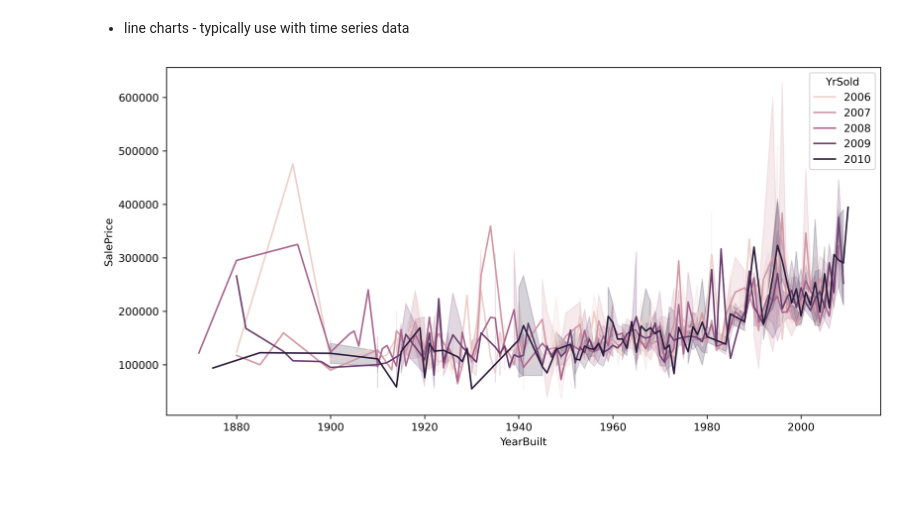
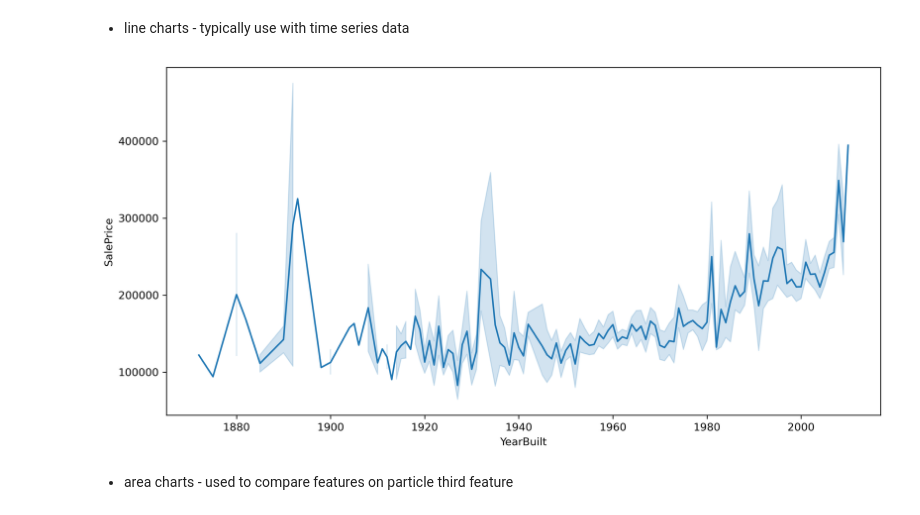
Before and after one commit to ashen007/Housing-Sale-Price-analysis, a Jupyter notebook: notebooks/univarient.ipynb, the cells around one changed output. Saved outputs shown, nothing was run; the diff lists cells and outputs as text; code cells hidden in the pictures; blank space fills up the shorter version.

Commit message:
area charts

```diff
--- a/notebooks/univarient.ipynb
+++ b/notebooks/univarient.ipynb
@@ -184,7 +185,9 @@ plt.show()
 * line charts - typically use with time series data
 # %%
 plt.figure(figsize=[12,6],dpi=300)
-sns.lineplot(x=num_feat['YearBuilt'],y=num_feat['SalePrice'],hue=num_feat['YrSold'])
+sns.lineplot(x=num_feat['YearBuilt'],y=num_feat['SalePrice'])
 plt.show()
 # %% [output]
-[figure, old version]
+[figure, new version]
+# %% [markdown]
+* area charts - used to compare features on particle third feature
```
Also changed, not shown: parts of 2 cells of this notebook.
